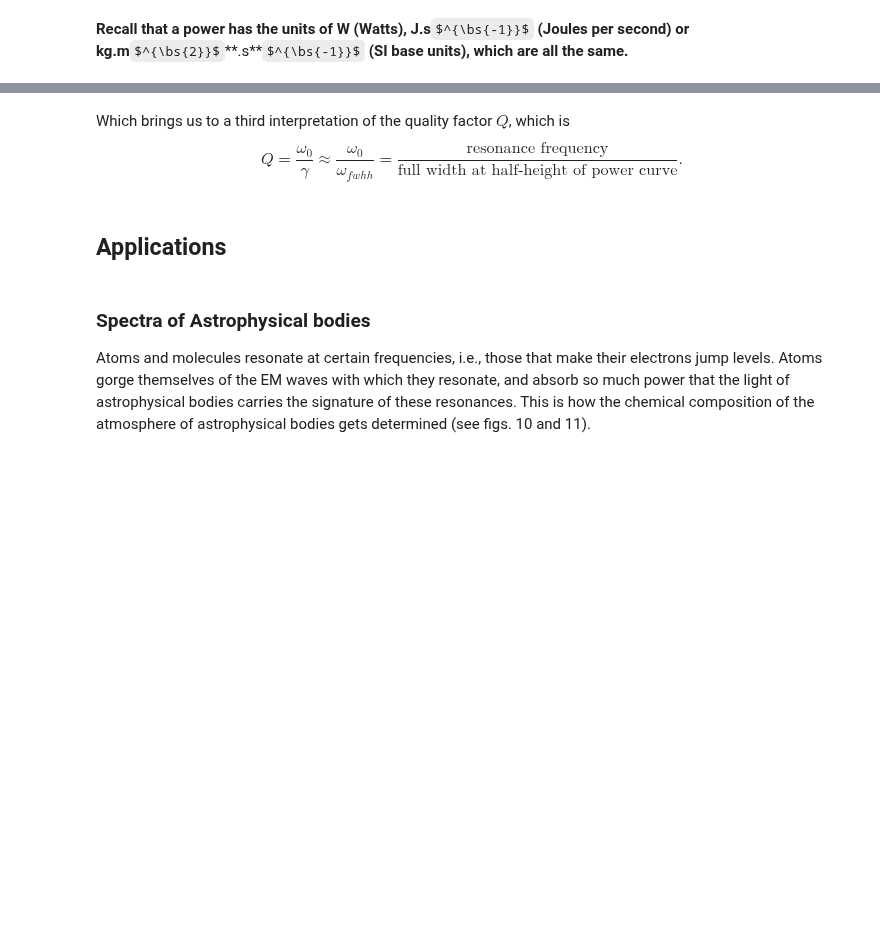
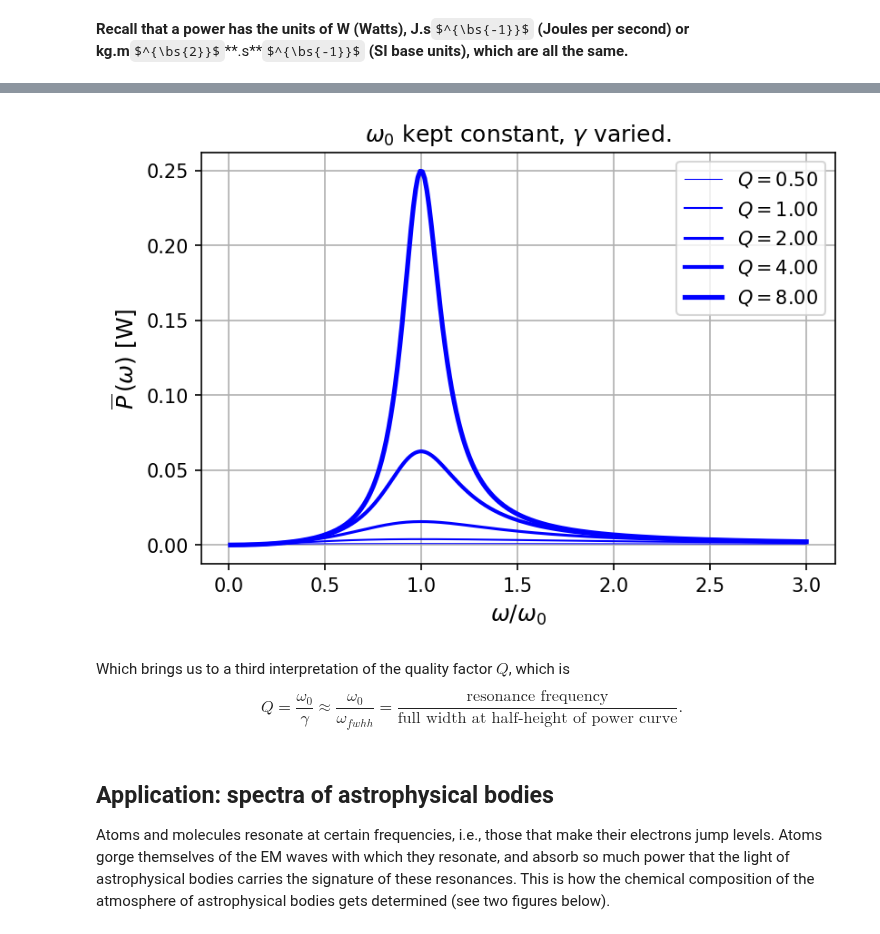
Before and after one commit to ChanJeunlam/254-lectures-2021, a Jupyter notebook: L05-Damped-n-DrivenOscillators/L05-Damped-DrivenOscillators.ipynb, the cells around one changed output, grey strips where cells are left out. Drawn from its saved outputs; the diff is of its cells as text; code cells hidden in the pictures; some formulas as TeX source; blank space fills up the shorter version.

```diff
--- a/L05-Damped-n-DrivenOscillators/L05-Damped-DrivenOscillators.ipynb
+++ b/L05-Damped-n-DrivenOscillators/L05-Damped-DrivenOscillators.ipynb
@@ -562,25 +615,23 @@ That is, with a high-$Q$ oscillator, it is much easier to "miss" resonance when
 In this case, less damping means more energy dissipation (but only for $\omega \approx \omega_0$).
 # %%
 # we re-use everything
+def plot_Pbar_Q():
+    plt.figure()  # the figure for the amplitude
+    ax1 = plt.gca()
 
-plt.figure()  # the figure for the amplitude
-ax1 = plt.gca()
+    list_of_Qs = [.5, 1., 2., 4., 8.]
 
-list_of_Qs = [.5, 1., 2., 4., 8.]
+    lnwt = 0.5
+    for Q in list_of_Qs:
+        gamma = omega_0/Q
+        P = 0.5*b*omega_0**2*A_f**2 / (
+            (omega_0/omega_array - omega_array/omega_0)**2 + (2*gamma/omega_0)**2)
+        ax1.plot(omega_array/omega_0, P, 'b', linewidth=lnwt,
+                label='$Q = {0:.2f}$'.format(Q))  # non-dimensional amplitude
+        lnwt += 0.5
 
-lnwt = 0.5
-for Q in list_of_Qs:
-    gamma = ps.omega_0/Q
-    P = 0.5*F0**2/ps.m * gamma/(gamma**2 + (ps.omega_0**2/omega_array - omega_array)**2)
-    ax1.plot(omega_array/ps.omega_0, P, 'b', linewidth=lnwt,
-            label='$Q = {0:.2f}$'.format(Q))  # non-dimensional amplitude
-    lnwt += 0.5
-
-ax1.set_title('$\omega_0$ kept constant, $\gamma$ varied.')
-ax1.set_xlabel('$\omega/\omega_0$', fontsize=ftsz)
-ax1.set_ylabel(r'$\overline{P}\,(\omega)$ [W]', fontsize=ftsz)
-ax1.legend()
-ax1.grid()
-
-plt.savefig('PowerDHO_Q.png', dpi=100)
-plt.close()
+    ax1.set_title('$\omega_0$ kept constant, $\gamma$ varied.')
+    ax1.set_xlabel('$\omega/\omega_0$', fontsize=ftsz)
+    ax1.set_ylabel(r'$\overline{P}\,(\omega)$ [W]', fontsize=ftsz)
+    ax1.legend()
+    ax1.grid()
@@ -589,10 +638,12 @@ plt.close()
+# %%
+plot_Pbar_Q()
+# %% [output]
+[figure, added]
 # %% [markdown]
 Which brings us to a third interpretation of the quality factor $Q$, which is
-$$ \boxed{Q = \frac{\omega_0}{\gamma} \approx \frac{\omega_0}{\omega_{fwhh}} = \frac{\textrm{resonance frequency}}{\textrm{full width at half-height of power curve}}.} $$
+$$ \boxed{Q = \frac{\omega_0}{\gamma} \approx \frac{\omega_0}{\omega_{fwhh}} = \frac{\textrm{resonance frequency}}{\textrm{full width at half-height of power curve}}}. $$
-# %% [markdown]
-## Applications
 # %% [markdown]
-### Spectra of Astrophysical bodies
+## Application: spectra of astrophysical bodies
 
-Atoms and molecules resonate at certain frequencies, i.e., those that make their electrons jump levels. Atoms gorge themselves of the EM waves with which they resonate, and absorb so much power that the light of astrophysical bodies carries the signature of these resonances. This is how the chemical composition of the atmosphere of astrophysical bodies gets determined (see figs. 10 and 11).
+Atoms and molecules resonate at certain frequencies, i.e., those that make their electrons jump levels. Atoms gorge themselves of the EM waves with which they resonate, and absorb so much power that the light of astrophysical bodies carries the signature of these resonances. This is how the chemical composition of the atmosphere of astrophysical bodies gets determined (see two figures below).
 # %% [markdown]
```
Also changed, not shown: parts of 50 cells of this notebook, 3 other files.
